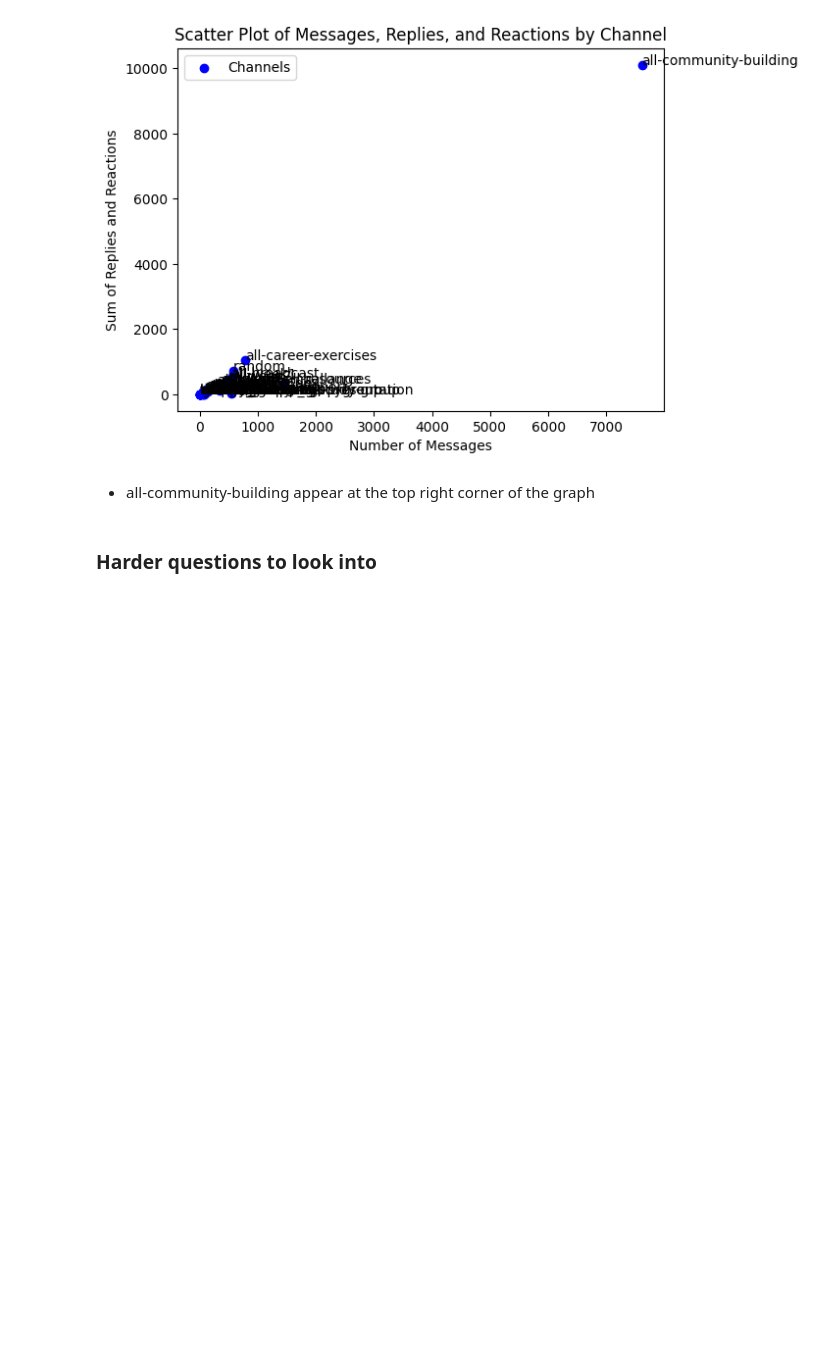
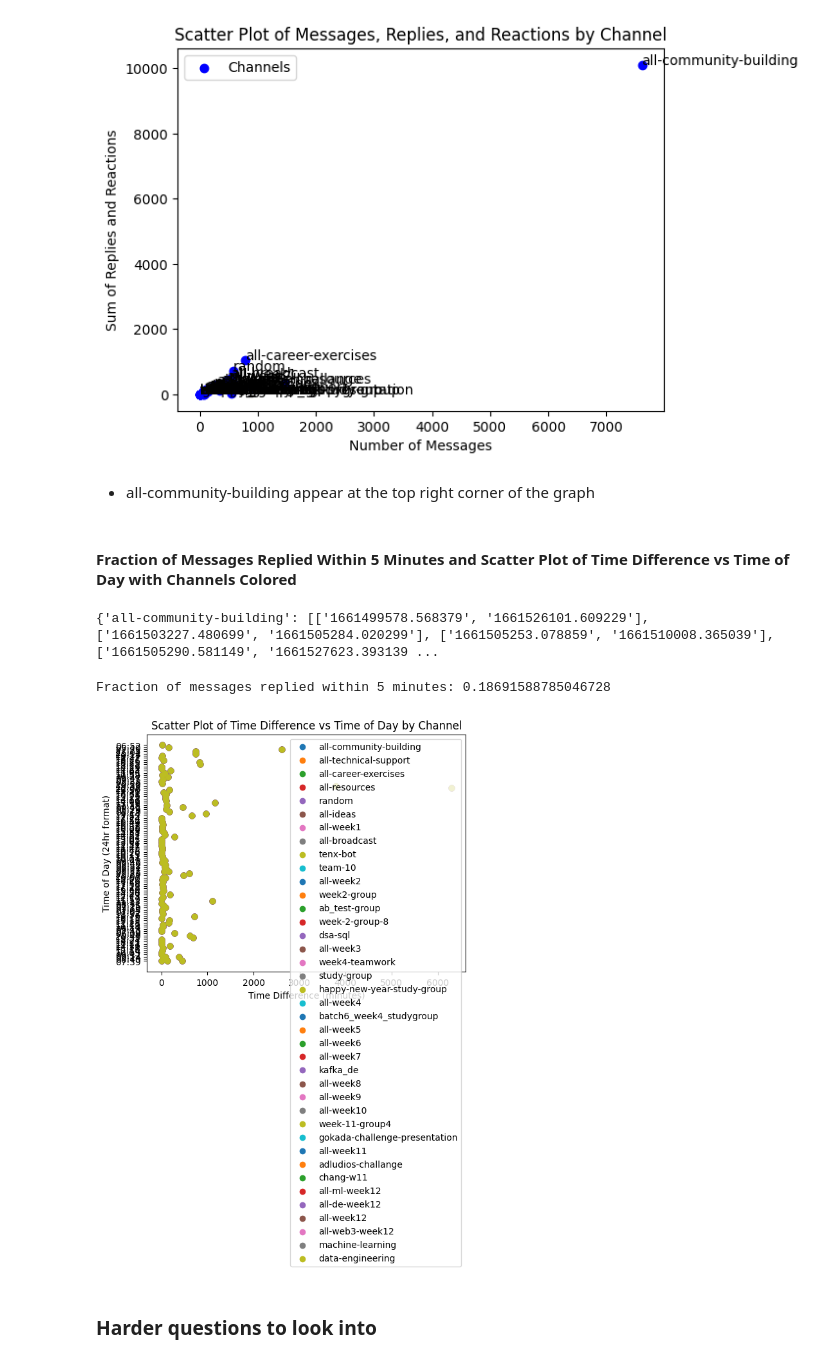
Before and after one commit to birehan/Slack-Messages-Analysis, a Jupyter notebook: notebooks/parse_slack_data.ipynb, the cells around one changed output. Cells and saved outputs as stored; diff of their text form; code cells hidden in the pictures; blank space fills up the shorter version.

Commit message:
feat: Fraction of Messages Replied Within 5 Minutes

```diff
--- a/notebooks/parse_slack_data.ipynb
+++ b/notebooks/parse_slack_data.ipynb
@@ -407,6 +407,79 @@ plt.show()
 [figure]
 # %% [markdown]
 - all-community-building appear at the top right corner of the graph
+# %% [markdown]
+#### Fraction of Messages Replied Within 5 Minutes and Scatter Plot of Time Difference vs Time of Day with Channels Colored
+# %%
+
+channels = {}
+for channel in all_channels:
+    stamps = utils.get_messages_replay_timestamp_from_channel(f"../data/all-week1")
+    channes[channel["name"]] = stamps
+
+print(channels)
+# %% [output]
+{'all-community-building': [['1661499578.568379', '1661526101.609229'], ['1661503227.480699', '1661505284.020299'], ['1661505253.078859', '1661510008.365039'], ['1661505290.581149', '1661527623.393139 ...
+# %%
+from datetime import datetime
+
+# Assuming you have a dictionary named 'channels' with channel names as keys and lists of timestamp pairs as values
+
+# Function to calculate time difference in minutes
+def calculate_time_difference(start_time, end_time):
+    start_datetime = datetime.utcfromtimestamp(start_time)
+    end_datetime = datetime.utcfromtimestamp(end_time)
+    time_difference = (end_datetime - start_datetime).total_seconds() / 60.0
+    return time_difference
+
+# Initialize variables
+total_pairs = 0
+replied_within_5mins = 0
+
+# Iterate through channels
+for channel, timestamps in channels.items():
+    # Iterate through timestamp pairs
+    for pair in timestamps:
+        original_timestamp, first_reply_timestamp = pair
+        time_difference = calculate_time_difference(float(original_timestamp), float(first_reply_timestamp))
+
+        # Check if the message was replied within 5 minutes
+        if time_difference <= 5:
+            replied_within_5mins += 1
+
+        total_pairs += 1
+
+# Calculate fraction
+fraction_replied_within_5mins = replied_within_5mins / total_pairs
+print(f"Fraction of messages replied within 5 minutes: {fraction_replied_within_5mins}")
+# %% [output]
+Fraction of messages replied within 5 minutes: 0.18691588785046728
+# %%
+def get_time_of_day(timestamp):
+    # Convert timestamp to datetime
+    dt_object = datetime.utcfromtimestamp(float(timestamp))
+
+    # Extract time of the day in 24hr format (hour:minute)
+    time_of_day = dt_object.strftime('%H:%M')
+
+    return time_of_day
+
+for channel, timestamps in channels.items():
+    x_values = [calculate_time_difference(float(pair[0]), float(pair[1])) for pair in timestamps]
+    y_values = [get_time_of_day(float(pair[0])) for pair in timestamps]
+    plt.scatter(x_values, y_values, label=channel)
+
+# Add labels and title
+plt.xlabel('Time Difference (minutes)')
+plt.ylabel('Time of Day (24hr format)')
+plt.title('Scatter Plot of Time Difference vs Time of Day by Channel')
+
+# Show legend
+plt.legend()
+
+# Show the plot
+plt.show()
+# %% [output]
+[figure, added]
 # %%
 # Visualize reply counts per user per channel
 # %%
```
Also changed, not shown: 1 other file.
